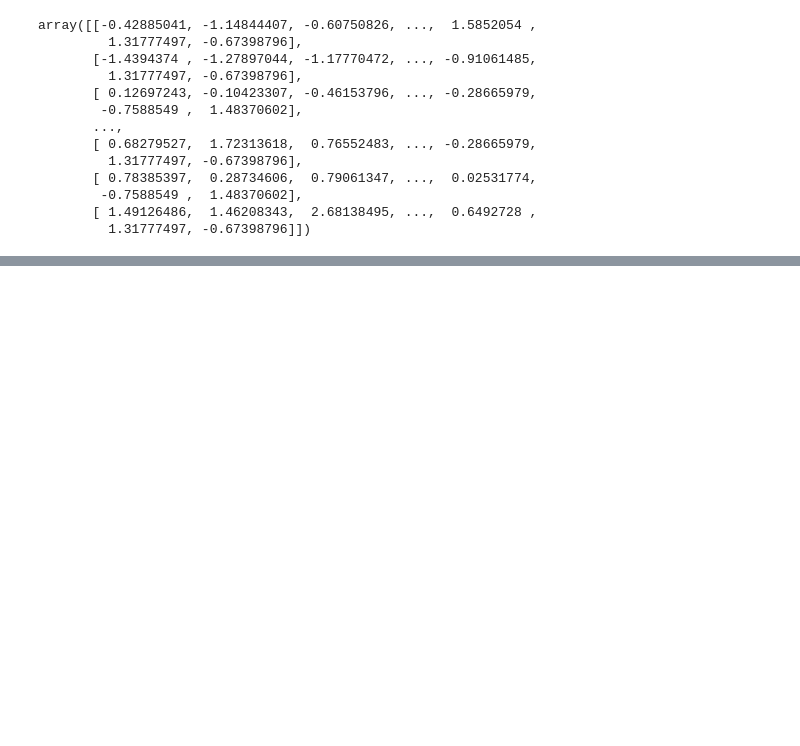
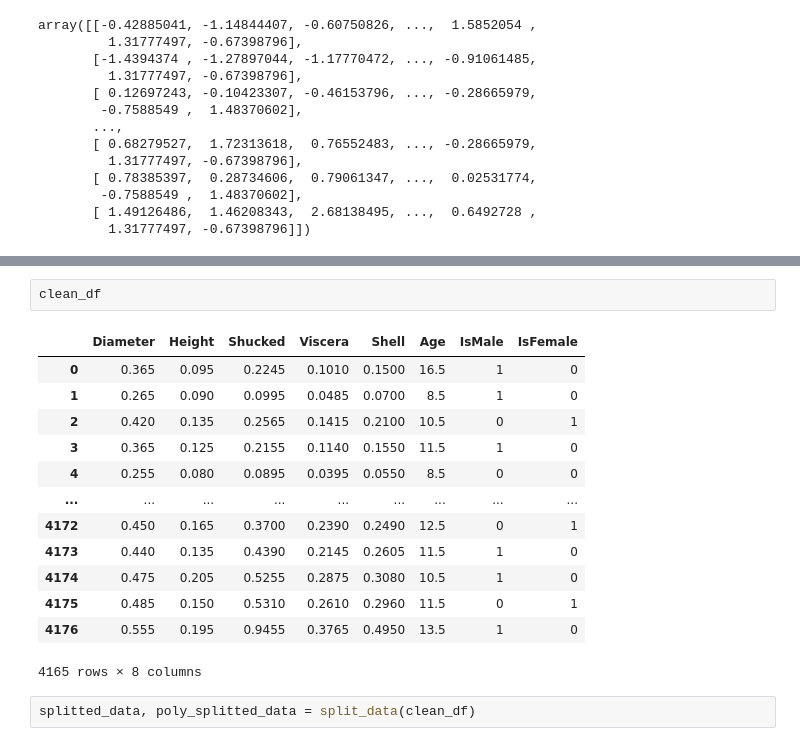
Before and after one commit to a-bezruchenko/ml_sema, a Jupyter notebook: sema.ipynb, the cells around one changed output, grey strips where cells are left out. Drawn from its saved outputs; the diff is of its cells as text; blank space fills up the shorter version.

```diff
--- a/sema.ipynb
+++ b/sema.ipynb
@@ -185,0 +239,18 @@ array([[-0.42885041, -1.14844407, -0.60750826, ...,  1.5852054 ,
+# %%
+clean_df
+# %% [output]
+|  | Diameter | Height | Shucked | Viscera | Shell | Age | IsMale | IsFemale |
+| 0 | 0.365 | 0.095 | 0.2245 | 0.1010 | 0.1500 | 16.5 | 1 | 0 |
+| 1 | 0.265 | 0.090 | 0.0995 | 0.0485 | 0.0700 | 8.5 | 1 | 0 |
+| 2 | 0.420 | 0.135 | 0.2565 | 0.1415 | 0.2100 | 10.5 | 0 | 1 |
+| 3 | 0.365 | 0.125 | 0.2155 | 0.1140 | 0.1550 | 11.5 | 1 | 0 |
+| 4 | 0.255 | 0.080 | 0.0895 | 0.0395 | 0.0550 | 8.5 | 0 | 0 |
+| ... | ... | ... | ... | ... | ... | ... | ... | ... |
+| 4172 | 0.450 | 0.165 | 0.3700 | 0.2390 | 0.2490 | 12.5 | 0 | 1 |
+| 4173 | 0.440 | 0.135 | 0.4390 | 0.2145 | 0.2605 | 11.5 | 1 | 0 |
+| 4174 | 0.475 | 0.205 | 0.5255 | 0.2875 | 0.3080 | 10.5 | 1 | 0 |
+| 4175 | 0.485 | 0.150 | 0.5310 | 0.2610 | 0.2960 | 11.5 | 0 | 1 |
+| 4176 | 0.555 | 0.195 | 0.9455 | 0.3765 | 0.4950 | 13.5 | 1 | 0 |
+4165 rows × 8 columns
+# %%
+splitted_data, poly_splitted_data = split_data(clean_df)
```
Also changed, not shown: parts of 5 cells of this notebook.
